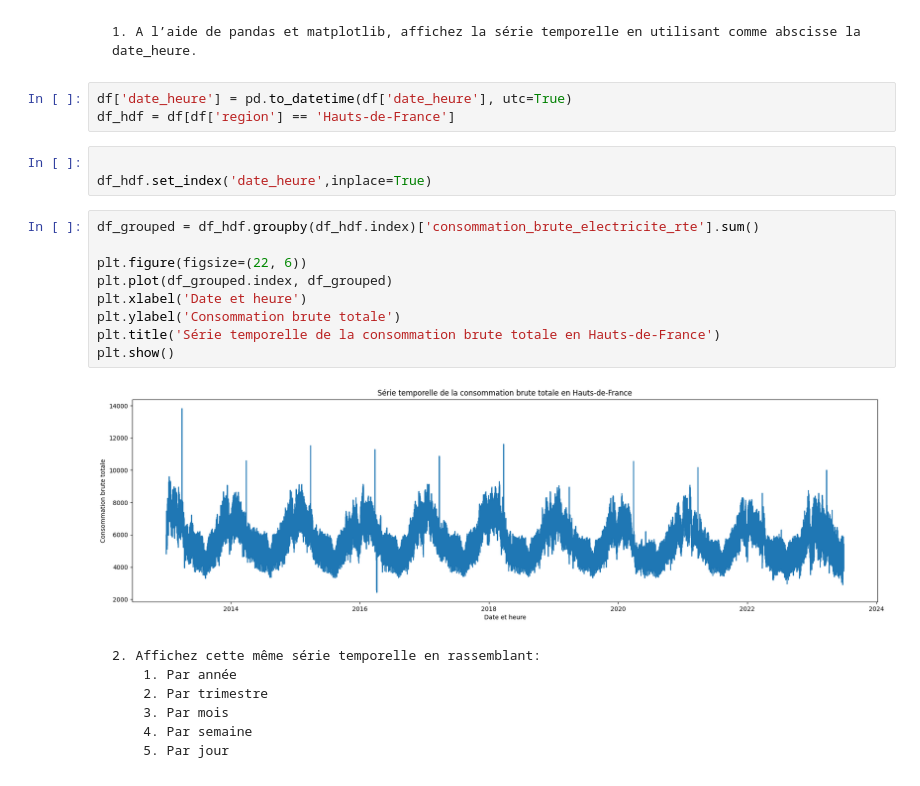
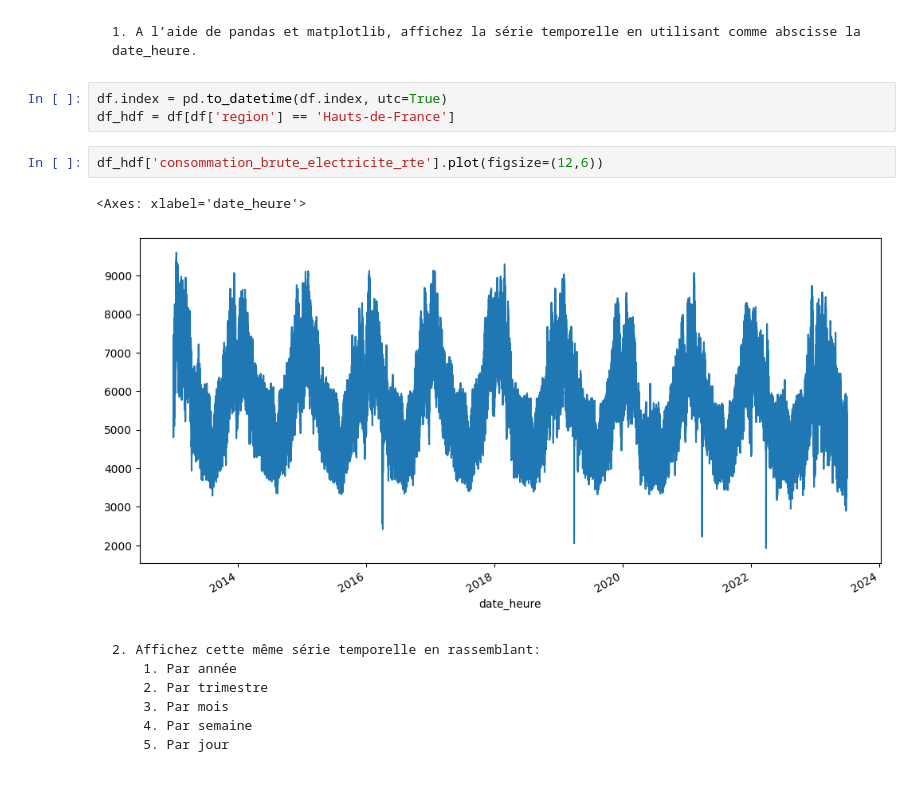
Before and after one commit to ForskyOnly/time_series, a Jupyter notebook: time_series.ipynb, the cells around one changed output. Saved outputs shown, nothing was run; the diff lists cells and outputs as text.

```diff
--- a/time_series.ipynb
+++ b/time_series.ipynb
@@ -47,22 +47,13 @@ memory usage: 219.0+ MB
 
     1. A l’aide de pandas et matplotlib, affichez la série temporelle en utilisant comme abscisse la date_heure.
 # %%
-df['date_heure'] = pd.to_datetime(df['date_heure'], utc=True)
+df.index = pd.to_datetime(df.index, utc=True)
 df_hdf = df[df['region'] == 'Hauts-de-France']
-# %%
-
-df_hdf.set_index('date_heure',inplace=True)
-# %%
-df_grouped = df_hdf.groupby(df_hdf.index)['consommation_brute_electricite_rte'].sum()
-
-plt.figure(figsize=(22, 6))
-plt.plot(df_grouped.index, df_grouped)
-plt.xlabel('Date et heure')
-plt.ylabel('Consommation brute totale')
-plt.title('Série temporelle de la consommation brute totale en Hauts-de-France')
-plt.show()
-# %% [output]
-[figure, removed]
+# %%
+df_hdf['consommation_brute_electricite_rte'].plot(figsize=(12,6))
+# %% [output]
+<Axes: xlabel='date_heure'>
+[figure, added]
 # %% [markdown]
     2. Affichez cette même série temporelle en rassemblant:
         1. Par année
```
Also changed, not shown: parts of 31 cells of this notebook, 1 other file.
